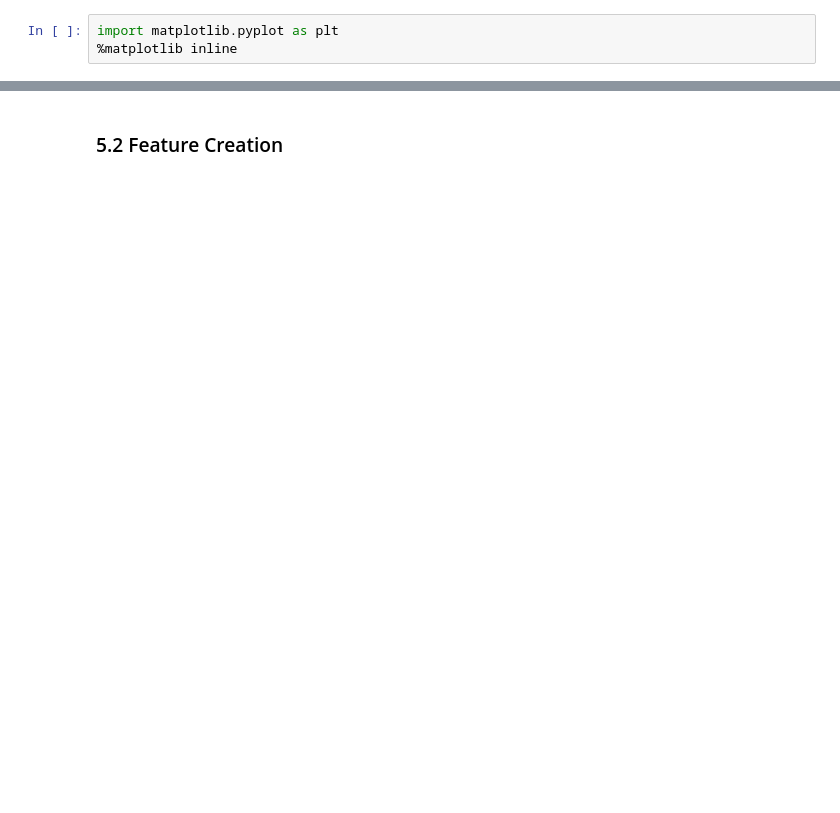
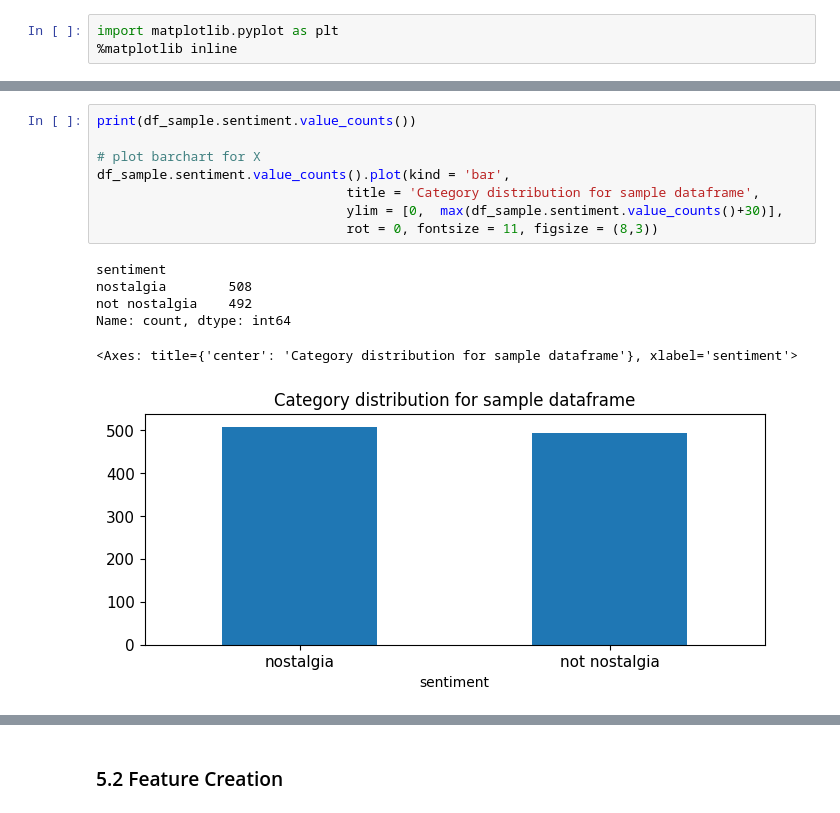
Before and after one commit to JamesHsu1221/DM2024-Lab1-Homework, a Jupyter notebook: DM2024-Lab1-Homework.ipynb, the cells around one changed output, grey strips where cells are left out. Saved outputs shown, nothing was run; the diff lists cells and outputs as text; blank space fills up the shorter version.

```diff
--- a/DM2024-Lab1-Homework.ipynb
+++ b/DM2024-Lab1-Homework.ipynb
@@ -371,0 +397,15 @@ Name: count, dtype: int64
+# %%
+print(df_sample.sentiment.value_counts())
+
+# plot barchart for X
+df_sample.sentiment.value_counts().plot(kind = 'bar',
+                                title = 'Category distribution for sample dataframe',
+                                ylim = [0,  max(df_sample.sentiment.value_counts()+30)],
+                                rot = 0, fontsize = 11, figsize = (8,3))
+# %% [output]
+sentiment
+nostalgia        508
+not nostalgia    492
+Name: count, dtype: int64
+<Axes: title={'center': 'Category distribution for sample dataframe'}, xlabel='sentiment'>
+[figure, added]
```
Also changed, not shown: parts of 116 cells of this notebook.
